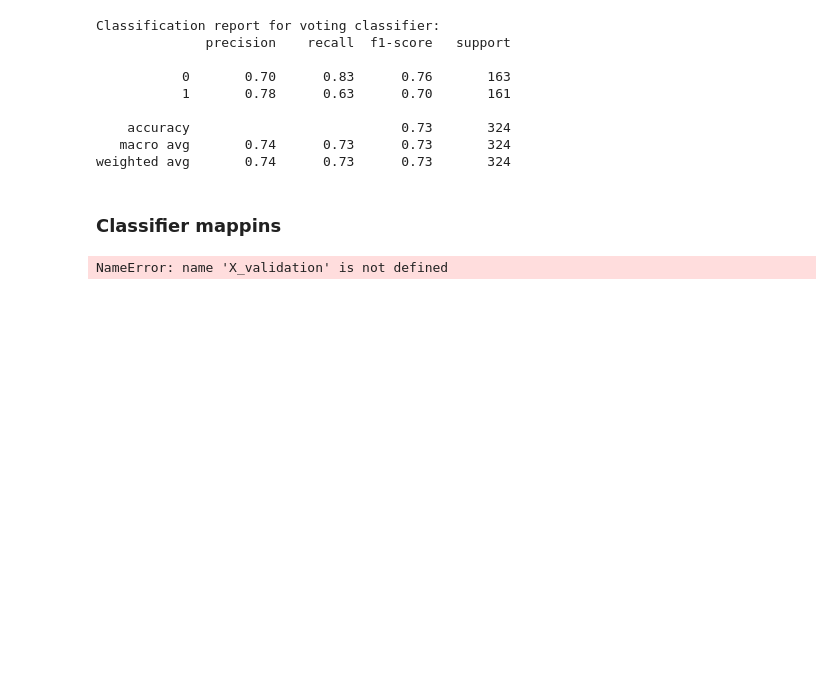
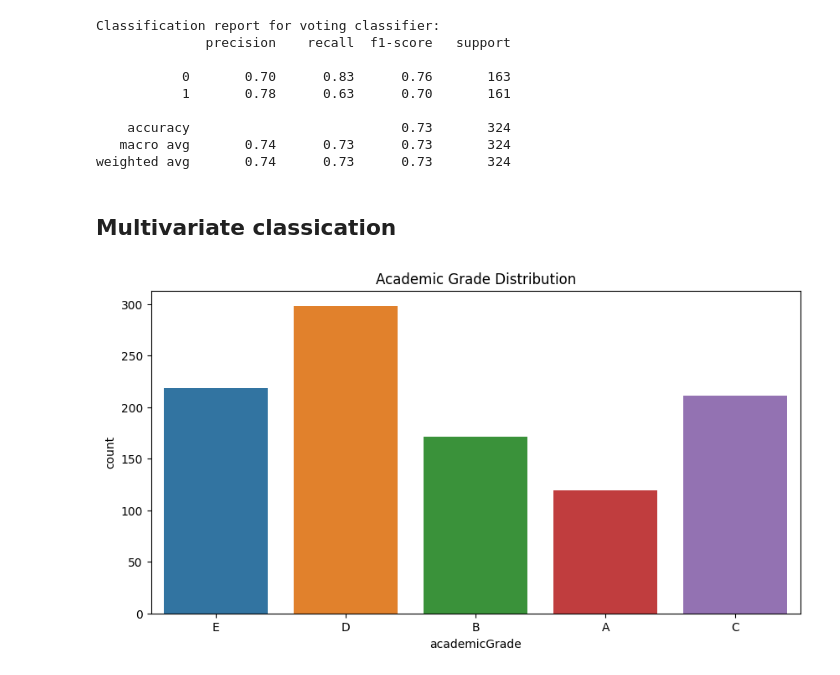
Before and after one commit to 75andybermond/Predict_Student_Performance, a Jupyter notebook: cluster.ipynb, the cells around one changed output. Saved outputs shown, nothing was run; the diff lists cells and outputs as text; code cells hidden in the pictures; blank space fills up the shorter version.

```diff
--- a/cluster.ipynb
+++ b/cluster.ipynb
@@ -638,44 +725,18 @@ Classification report for voting classifier:
     accuracy                           0.73       324
    macro avg       0.74      0.73      0.73       324
 weighted avg       0.74      0.73      0.73       324
-# %% [markdown]
-### Classifier mappins
-# %%
-BASE_CONFIG = {"classifier*": [
-   {
-      "name": "random_forest",
-      "parameters": {"max_depth*": [3, 5], "n_estimators*": [50, 100, 200]}
-   },
-   {
-      "name": "logistic_regression",
-      "parameters": {"max_iter*": [10, 100, 1000], "C*": [0.1, 0.5, 1]}
-   },
-   {
-      "name": "xgboost",
-      "parameters": {"max_depth*": [3, 4, 5], "n_estimators*": [50, 100, 200], "learning_rate*": [0.01, 0.05, 0.1]}
-   }]
-}
-
-
-CLASSIFIER_MAPPINGS = {"random_forest": RandomForestClassifier, "xgboost": XGBClassifier, "logistic_regression": LogisticRegression}
-
-def evaluate_model(config, X_train, X_test, y_train, y_test):
-   classifier = CLASSIFIER_MAPPINGS[config["classifier"]["name"]](**config["classifier"]["parameters"])
-   classifier.fit(X_train, y_train)
-   test_scores = classifier.predict_proba(X_test)[:, 1]
-   roc_auc = roc_auc_score(y_test, test_scores)
-   classication_report = classification_report(y_test, classifier.predict(X_test))
-   return {"config": config, "roc_auc": roc_auc, "classification_report": classication_report}
-
-
-results = expand_configs(BASE_CONFIG,
-   lambda config: evaluate_model(config, X_train, X_validation, y_train, y_validation))
-
-
-best_result = max(results, key=lambda res: res["roc_auc"])
-best_config = best_result["config"]
-
-result_on_test = evaluate_model(best_config, X_train_complete, X_test, y_train_complete, y_test)
-print(result_on_test["classification_report"])
-# %% [output]
-NameError: name 'X_validation' is not defined
+# %% [markdown]
+## Multivariate classication
+# %%
+# looking at academic grade distribution
+
+df["academicGrade"].value_counts()
+
+# plot the distribution of academic grade
+
+sns.countplot(x=df['academicGrade'], data=df)
+plt.title('Academic Grade Distribution')
+plt.show()
+# Variables are not equally distributed, so we need to balance them
+# %% [output]
+[figure, added]
```
Also changed, not shown: parts of 19 cells of this notebook, 3 other files.
